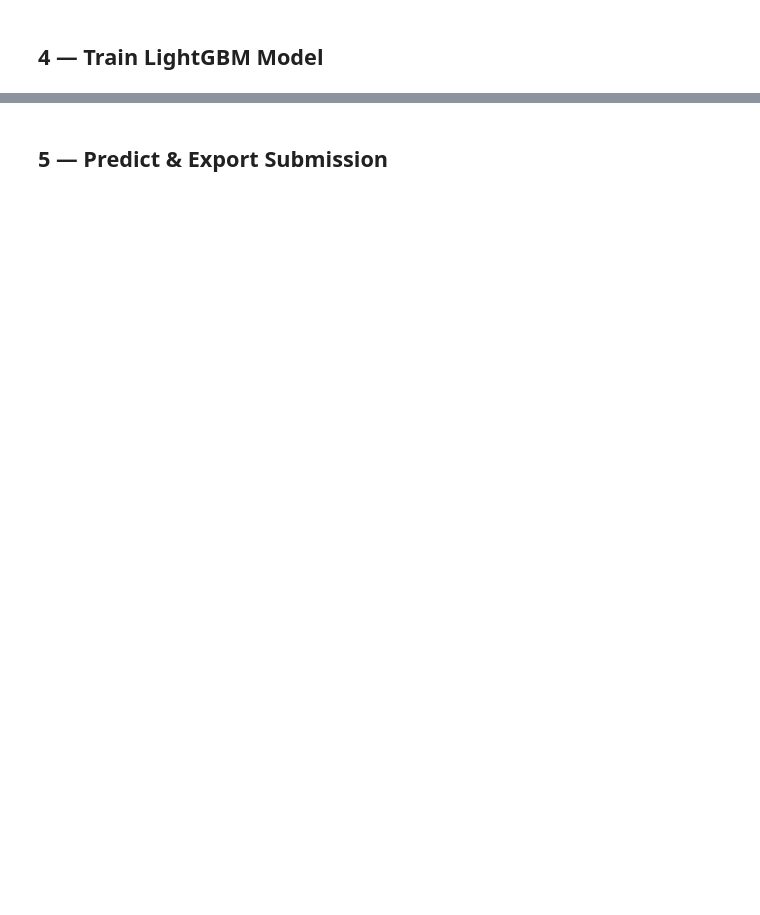
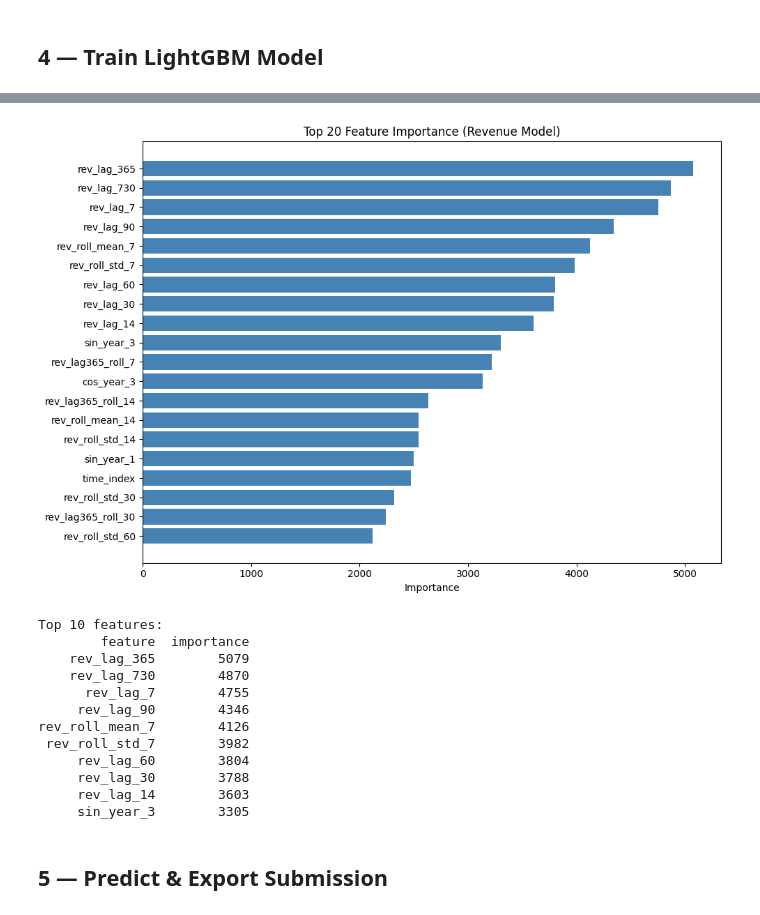
Before and after one commit to ndhau1706/DATATHON2026, a Jupyter notebook: notebooks/baseline.ipynb, the cells around one changed output, grey strips where cells are left out. Drawn from its saved outputs; the diff is of its cells as text; code cells hidden in the pictures; blank space fills up the shorter version.

```diff
--- a/notebooks/baseline.ipynb
+++ b/notebooks/baseline.ipynb
@@ -97,29 +102,32 @@ df_full['month']        = df_full['Date'].dt.month
 df_full['quarter']      = df_full['Date'].dt.quarter
 df_full['dayofyear']    = df_full['Date'].dt.dayofyear
 df_full['year']         = df_full['Date'].dt.year
+df_full['weekofyear']   = df_full['Date'].dt.isocalendar().week.astype(int)
 df_full['is_weekend']   = (df_full['dayofweek'] >= 5).astype(int)
 df_full['is_month_end'] = df_full['Date'].dt.is_month_end.astype(int)
 df_full['is_month_start'] = df_full['Date'].dt.is_month_start.astype(int)
+df_full['is_quarter_end'] = df_full['Date'].dt.is_quarter_end.astype(int)
+
+# Trend tuyên tính
+df_full['time_index']   = (df_full['Date'] - df_full['Date'].min()).dt.days
 
 # -- Fourier features --
-# Tinh mua vu theo chu ky nam va tuan
-df_full['sin_year'] = np.sin(2 * np.pi * df_full['dayofyear'] / 365)
-df_full['cos_year'] = np.cos(2 * np.pi * df_full['dayofyear'] / 365)
+for k in range(1, 4):
+    df_full[f'sin_year_{k}'] = np.sin(2 * np.pi * k * df_full['dayofyear'] / 365.25)
+    df_full[f'cos_year_{k}'] = np.cos(2 * np.pi * k * df_full['dayofyear'] / 365.25)
+
 df_full['sin_week'] = np.sin(2 * np.pi * df_full['dayofweek'] / 7)
 df_full['cos_week'] = np.cos(2 * np.pi * df_full['dayofweek'] / 7)
 
 # -- Lag features --
-for lag in [7, 14, 30, 60, 90, 365]:
+for lag in [7, 14, 30, 60, 90, 365, 730]:
     df_full[f'rev_lag_{lag}'] = df_full['Revenue'].shift(lag)
 
 # -- Rolling Statistics --
-for window in [7, 14, 30]:
-    df_full[f'rev_roll_mean_{window}'] = (
-        df_full['Revenue'].shift(1).rolling(window, min_periods=1).mean()
-    )
-    df_full[f'rev_roll_std_{window}'] = (
-        df_full['Revenue'].shift(1).rolling(window, min_periods=1).std()
-    )
+for window in [7, 14, 30, 60]:
+    shifted = df_full['Revenue'].shift(1)
+    df_full[f'rev_roll_mean_{window}'] = shifted.rolling(window, min_periods=1).mean()
+    df_full[f'rev_roll_std_{window}'] = shifted.rolling(window, min_periods=1).std()
 
 for window in [7, 14, 30]:
     df_full[f'rev_lag365_roll_{window}'] = (
@@ -129,7 +137,7 @@ for window in [7, 14, 30]:
         .fillna(df_full['Revenue'].rolling(30, min_periods=1).mean())
     )
 
-print(f"Number of columns after adding Moving Average: {df_full.shape[1]}")
+print(f"Number of columns after Moving Average: {df_full.shape[1]}")
 
 # -- Split TRAIN & TEST --
 #cutoff = pd.Timestamp('2022-12-31')
@@ -138,8 +146,6 @@ test_fe = df_full[df_full['Date'] >= '2023-01-01'].copy()
 
 print(f"Train after feature engineering: {train_fe.shape}")
 print(f"Test after feature engineering: {test_fe.shape}")
-print(f"\nList all features:")
-print(df_full.columns.tolist())
 # %% [output]
 Sum shape: 4381
 Date range: 2012-07-04 00:00:00 -> 2024-07-01 00:00:00
@@ -278,4 +298,33 @@ Average: MAE=570,989 | RMSE=813,531 | R²=0.7567
 
 Train successful!
+# %%
+feat_imp = pd.DataFrame({
+    'feature':    FEATURE_COLS,
+    'importance': model_rev.feature_importances_
+}).sort_values('importance', ascending=False).head(20)
+
+fig, ax = plt.subplots(figsize=(10, 7))
+ax.barh(feat_imp['feature'][::-1], feat_imp['importance'][::-1], color='steelblue')
+ax.set_title('Top 20 Feature Importance (Revenue Model)')
+ax.set_xlabel('Importance')
+plt.tight_layout()
+plt.show()
+
+print('Top 10 features:')
+print(feat_imp.head(10).to_string(index=False))
+# %% [output]
+[figure, added]
+Top 10 features:
+        feature  importance
+    rev_lag_365        5079
+    rev_lag_730        4870
+      rev_lag_7        4755
+     rev_lag_90        4346
+rev_roll_mean_7        4126
+ rev_roll_std_7        3982
+     rev_lag_60        3804
+     rev_lag_30        3788
+     rev_lag_14        3603
+     sin_year_3        3305
 # %% [markdown]
 ## 5 — Predict & Export Submission
```
Also changed, not shown: parts of 6 cells of this notebook, 1 other file.
